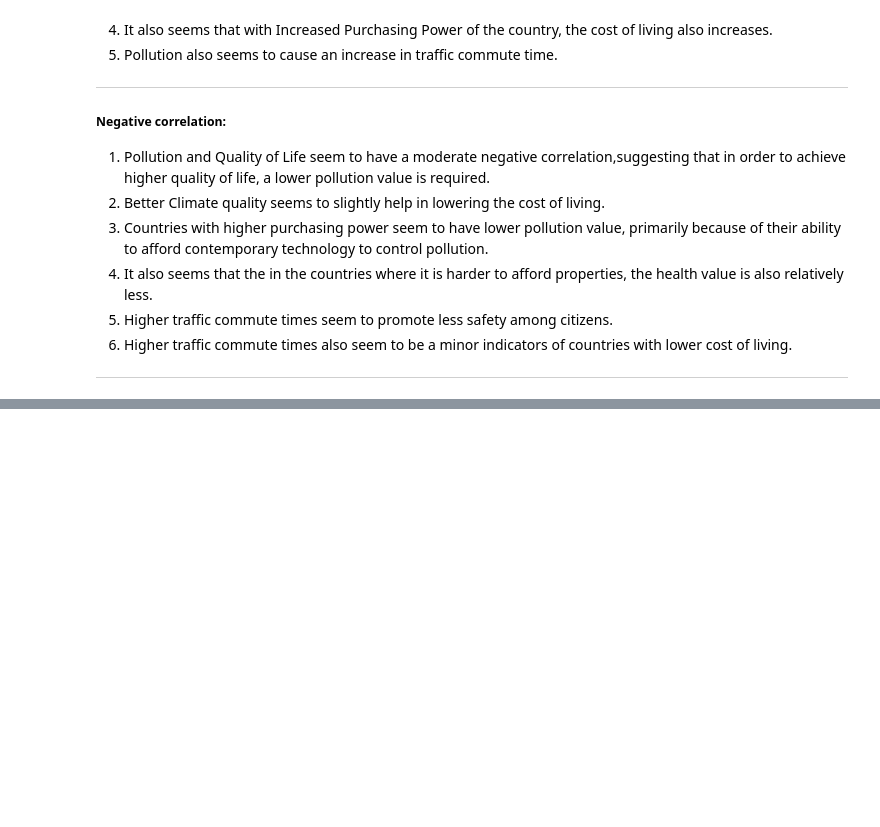
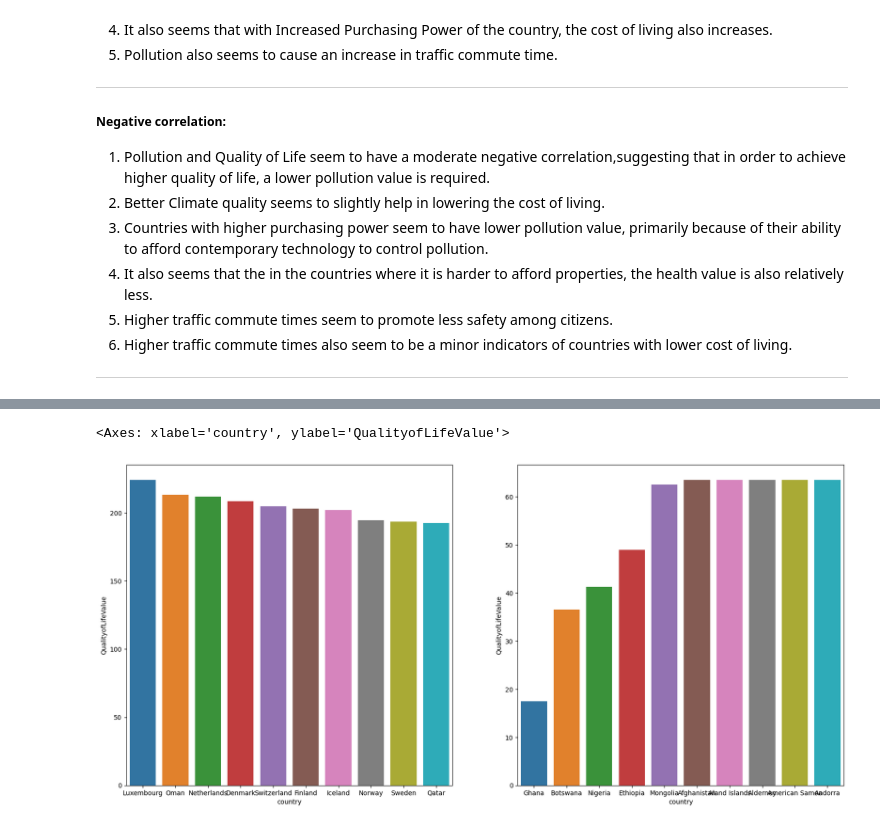
Before and after one commit to Himson2006/Quality-Of-Life-Analysis, a Jupyter notebook: quality-of-life.ipynb, the cells around one changed output, grey strips where cells are left out. Drawn from its saved outputs; the diff is of its cells as text; code cells hidden in the pictures; blank space fills up the shorter version.

Commit message:
Fix the barplot and make insights

```diff
--- a/quality-of-life.ipynb
+++ b/quality-of-life.ipynb
@@ -350,3 +350,6 @@ sns.heatmap(corr, mask = mask, annot = True, fmt=".1f", linewidth = 0.5)
 5. Higher traffic commute times seem to promote less safety among citizens.
 6. Higher traffic commute times also seem to be a minor indicators of countries with lower cost of living.
 ----
+# %%
+top_10_QOL = numeric_cols['QualityofLifeValue'].nlargest(10)
+low_10_QOL = numeric_cols['QualityofLifeValue'].nsmallest(10)
@@ -352,0 +371,8 @@ sns.heatmap(corr, mask = mask, annot = True, fmt=".1f", linewidth = 0.5)
+# %%
+top_10_QOL = pd.DataFrame(top_10_QOL)
+low_10_QOL = pd.DataFrame(low_10_QOL)
+top_10_QOL.reset_index( inplace = True)
+low_10_QOL.reset_index( inplace = True)
+# %%
+top_10_QOL['Category'] = 'High'
+low_10_QOL['Category'] = 'Low'
@@ -352,0 +407,7 @@ sns.heatmap(corr, mask = mask, annot = True, fmt=".1f", linewidth = 0.5)
+# %%
+fig, ax = plt.subplots(nrows = 1, ncols = 2, figsize = (20, 9))
+sns.barplot(data = top_10_QOL, x = 'country', y = 'QualityofLifeValue', ax=ax[0] )
+sns.barplot(data = low_10_QOL, x = 'country', y = 'QualityofLifeValue', ax=ax[1] )
+# %% [output]
+<Axes: xlabel='country', ylabel='QualityofLifeValue'>
+[figure, added]
```
Also changed, not shown: parts of 3 cells of this notebook.
